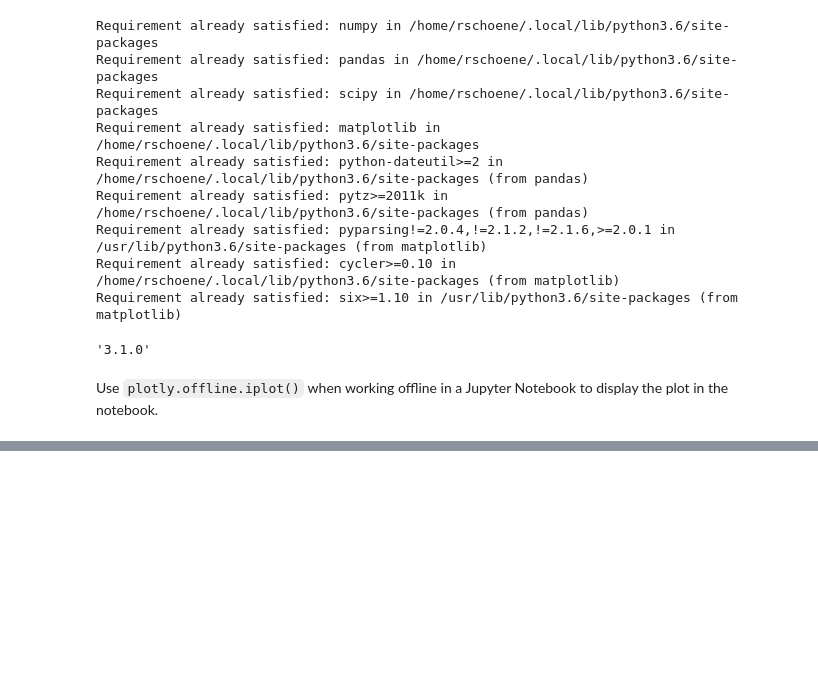
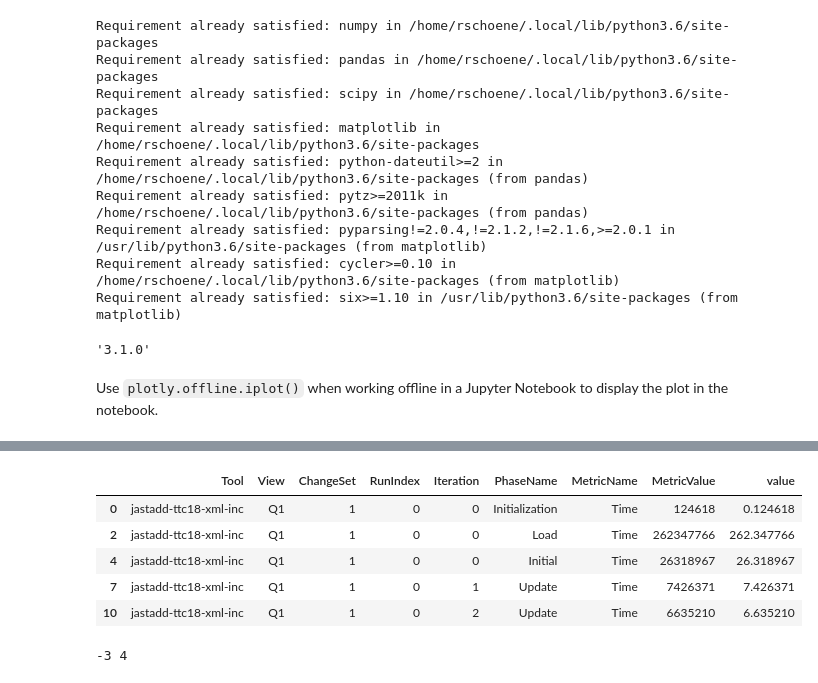
Before and after one commit to TransformationToolContest/ttc2018liveContest, a Jupyter notebook: better-plots.ipynb, the cells around one changed output, grey strips where cells are left out. Cells and saved outputs as stored; diff of their text form; code cells hidden in the pictures; blank space fills up the shorter version.

Commit message:
Plots: Print all phases/queries, adjust axes.

```diff
--- a/better-plots.ipynb
+++ b/better-plots.ipynb
@@ -56,0 +88,20 @@ plotly.offline.iplot(fig)
+# %%
+output = pd.read_csv('output/output.csv', sep=';')
+output = output.query('MetricName == "Time"')
+output = output.apply(pd.to_numeric, errors='ignore')
+output.loc[:,'value'] = (output.MetricValue / 10**6)
+output.head()
+# %% [output]
+|  | Tool | View | ChangeSet | RunIndex | Iteration | PhaseName | MetricName | MetricValue | value |
+| 0 | jastadd-ttc18-xml-inc | Q1 | 1 | 0 | 0 | Initialization | Time | 124618 | 0.124618 |
+| 2 | jastadd-ttc18-xml-inc | Q1 | 1 | 0 | 0 | Load | Time | 262347766 | 262.347766 |
+| 4 | jastadd-ttc18-xml-inc | Q1 | 1 | 0 | 0 | Initial | Time | 26318967 | 26.318967 |
+| 7 | jastadd-ttc18-xml-inc | Q1 | 1 | 0 | 1 | Update | Time | 7426371 | 7.426371 |
+| 10 | jastadd-ttc18-xml-inc | Q1 | 1 | 0 | 2 | Update | Time | 6635210 | 6.635210 |
+# %%
+# compute min and max values, rounded to nearest log10-value
+minY = math.floor(math.log10(output.value.min()))
+maxY = math.ceil(math.log10(output.value.max()))
+print(minY, maxY)
+# %% [output]
+-3 4
```
Also changed, not shown: parts of 7 cells of this notebook.
